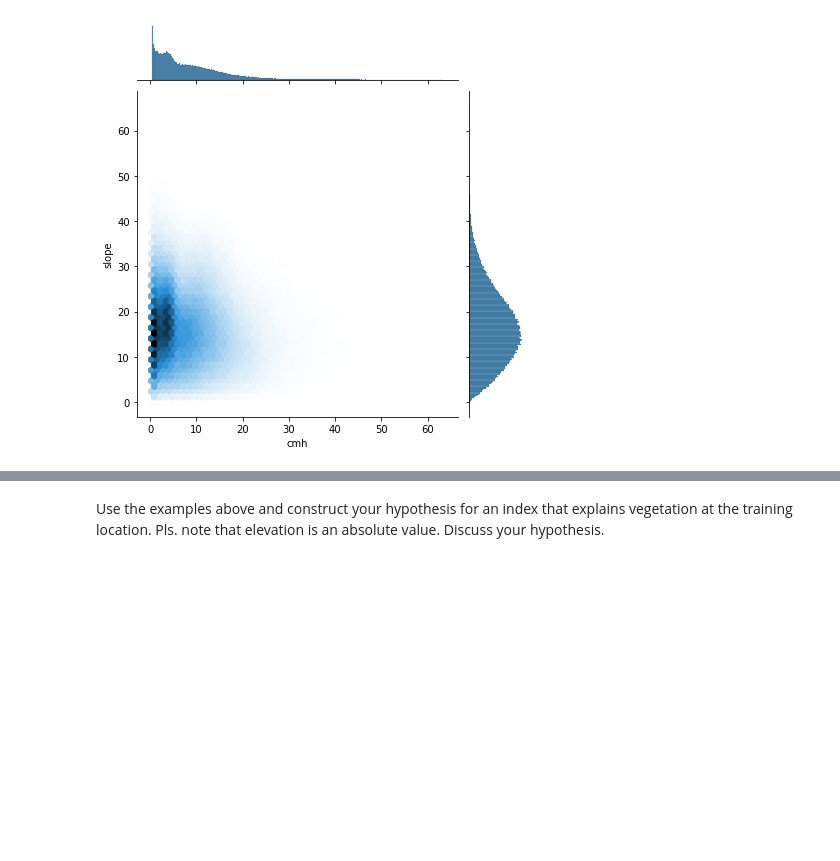
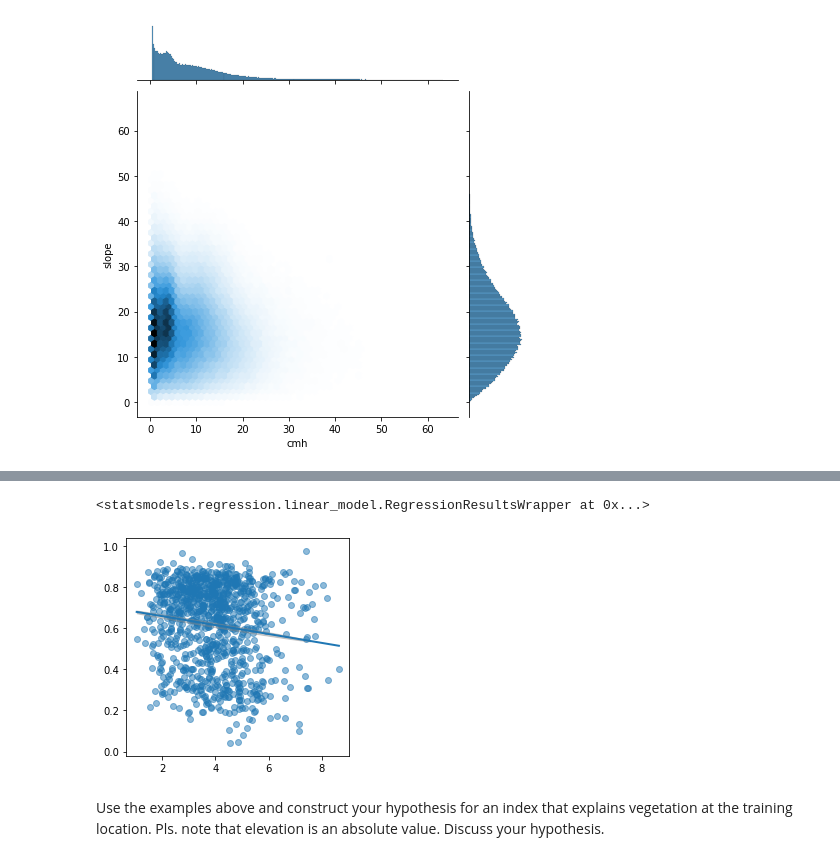
Before and after one commit to cojacoo/hydropedology_lab, a Jupyter notebook: NEON_example.ipynb, the cells around one changed output, grey strips where cells are left out. Saved outputs shown, nothing was run; the diff lists cells and outputs as text; code cells hidden in the pictures; blank space fills up the shorter version.

```diff
--- a/NEON_example.ipynb
+++ b/NEON_example.ipynb
@@ -330,3 +400,9 @@ Text(27.0, 0.5, 'slope')
+# %%
+figsize(4,4)
+linfit(datax,'ndvi','wetness')
+# %% [output]
+<statsmodels.regression.linear_model.RegressionResultsWrapper at 0x...>
+[figure, added]
 # %% [markdown]
 Use the examples above and construct your hypothesis for an index that explains vegetation at the training location. Pls. note that elevation is an absolute value. Discuss your hypothesis.
 # %% [markdown]
```
Also changed, not shown: parts of 10 cells of this notebook, 2 other files.
